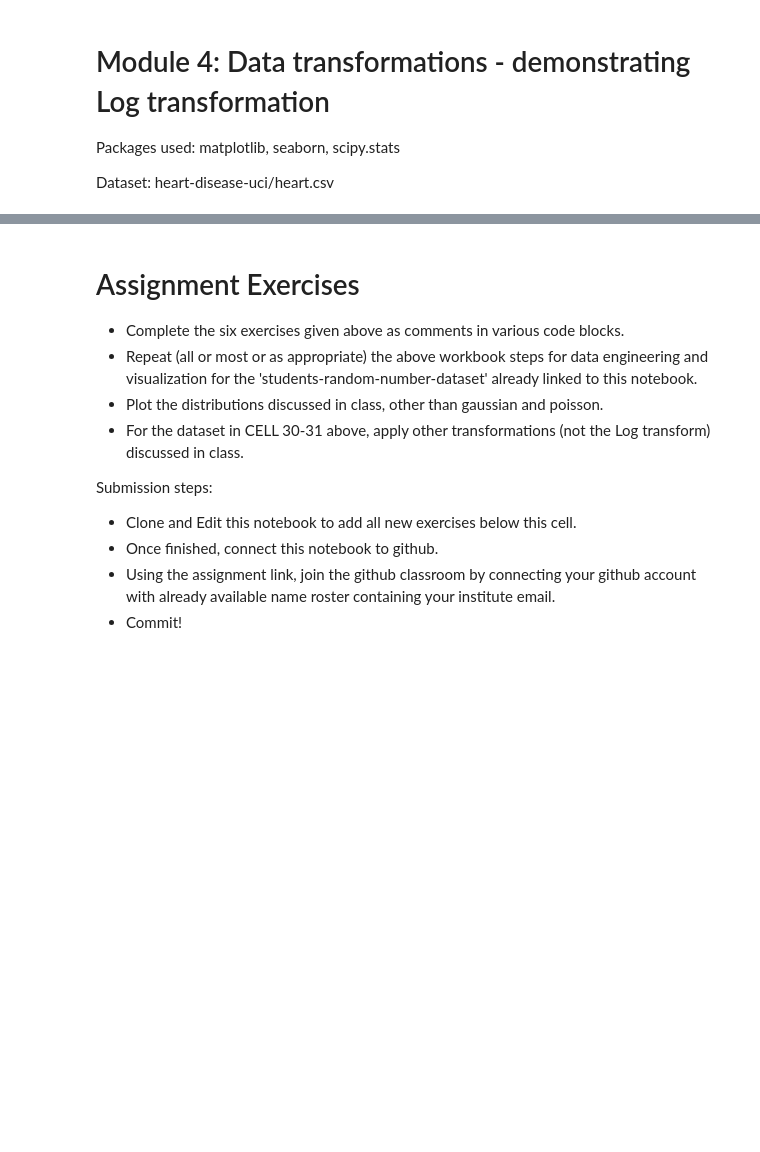
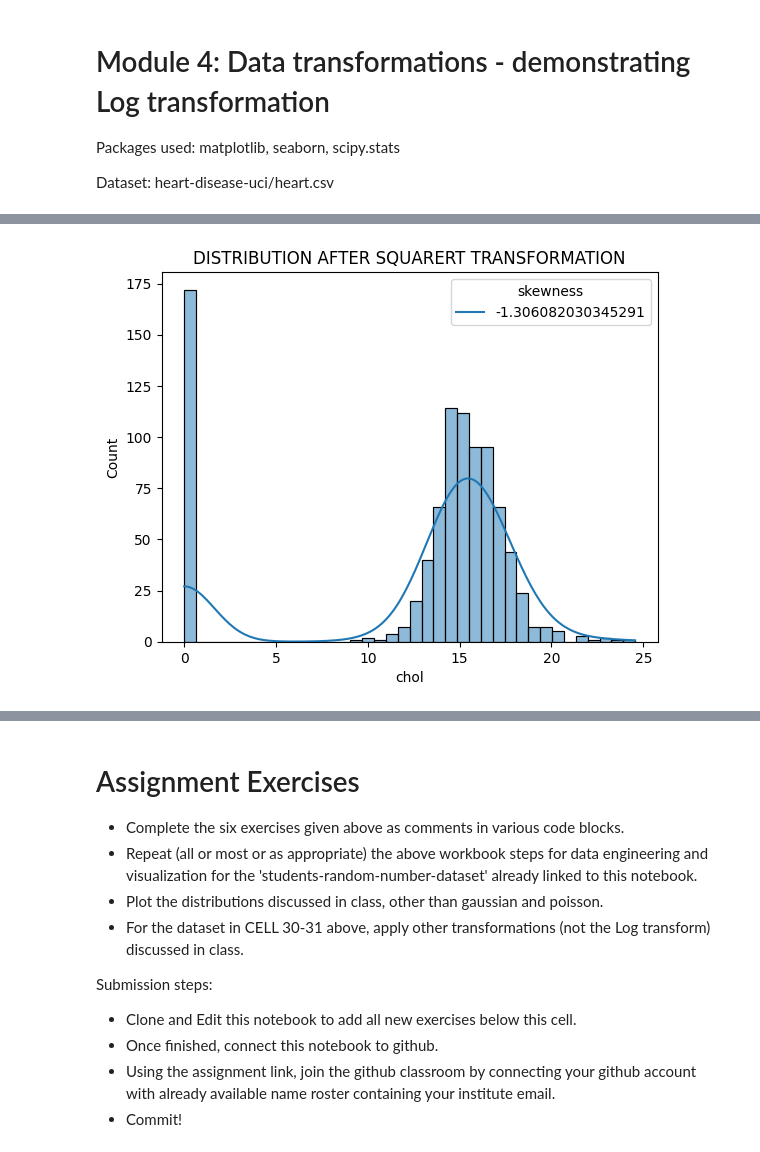
Before and after one commit to yashraj2310/Lab1Ep3102, a Jupyter notebook: ep3102-week2-data-engineering-statistics.ipynb, the cells around one changed output, grey strips where cells are left out. Cells and saved outputs as stored; diff of their text form; code cells hidden in the pictures; blank space fills up the shorter version.

```diff
--- a/ep3102-week2-data-engineering-statistics.ipynb
+++ b/ep3102-week2-data-engineering-statistics.ipynb
@@ -325,9 +640,12 @@ plt.show()
 # %%
 sqrt_target=np.sqrt(dc["chol"])
 plt.title("DISTRIBUTION AFTER SQUARERT TRANSFORMATION",)
+sns.histplot(sqrt_target, kde=True)
 skewness=str(sqrt_target.skew())
 plt.legend([skewness],title=("skewness"))
 plt.show()
+# %% [output]
+[figure, added]
 # %%
 #reciprocol transformation
 reciprocal_target = 1 / (dc["chol"] + 1)
```
Also changed, not shown: parts of 43 cells of this notebook.
